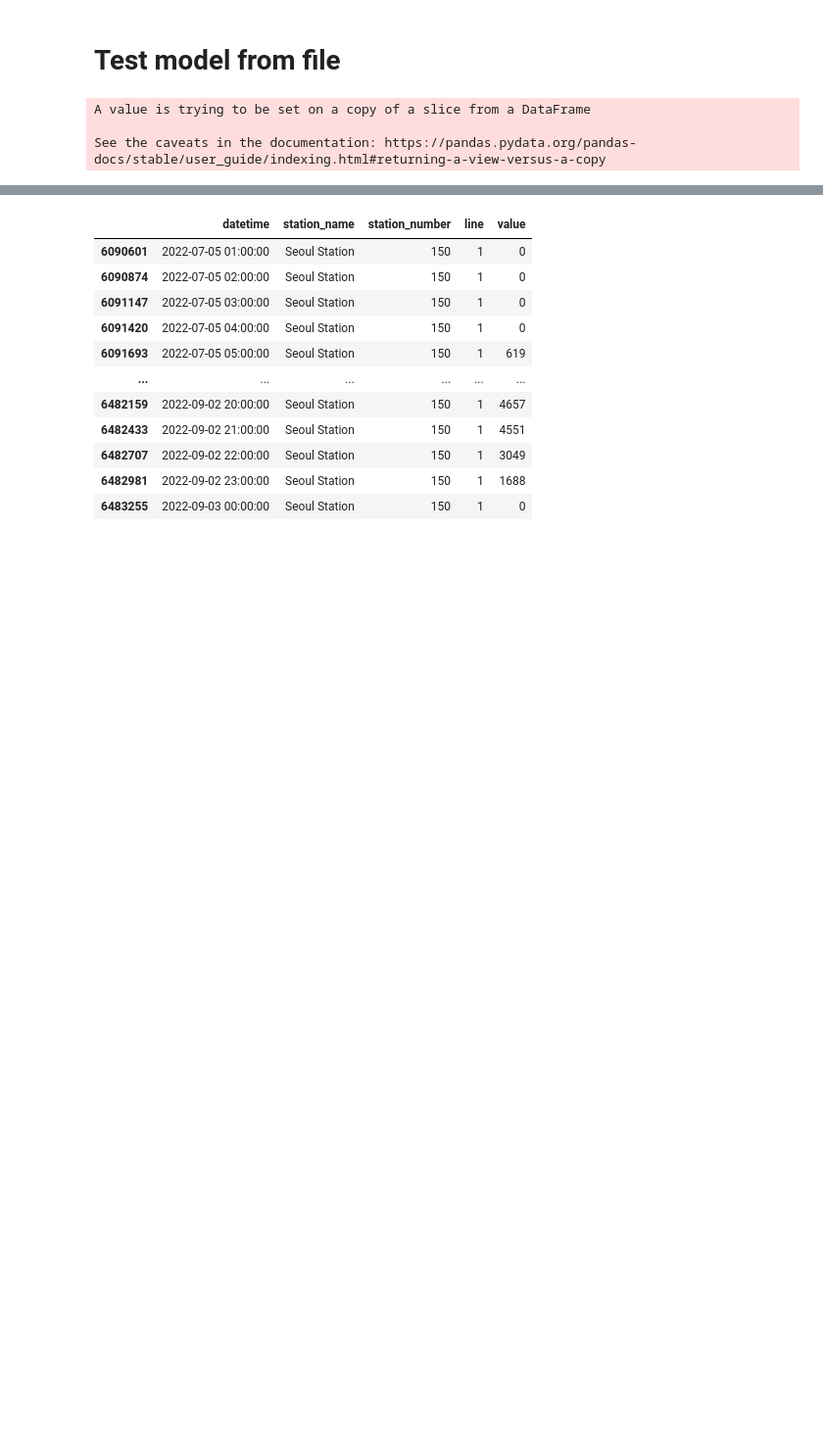
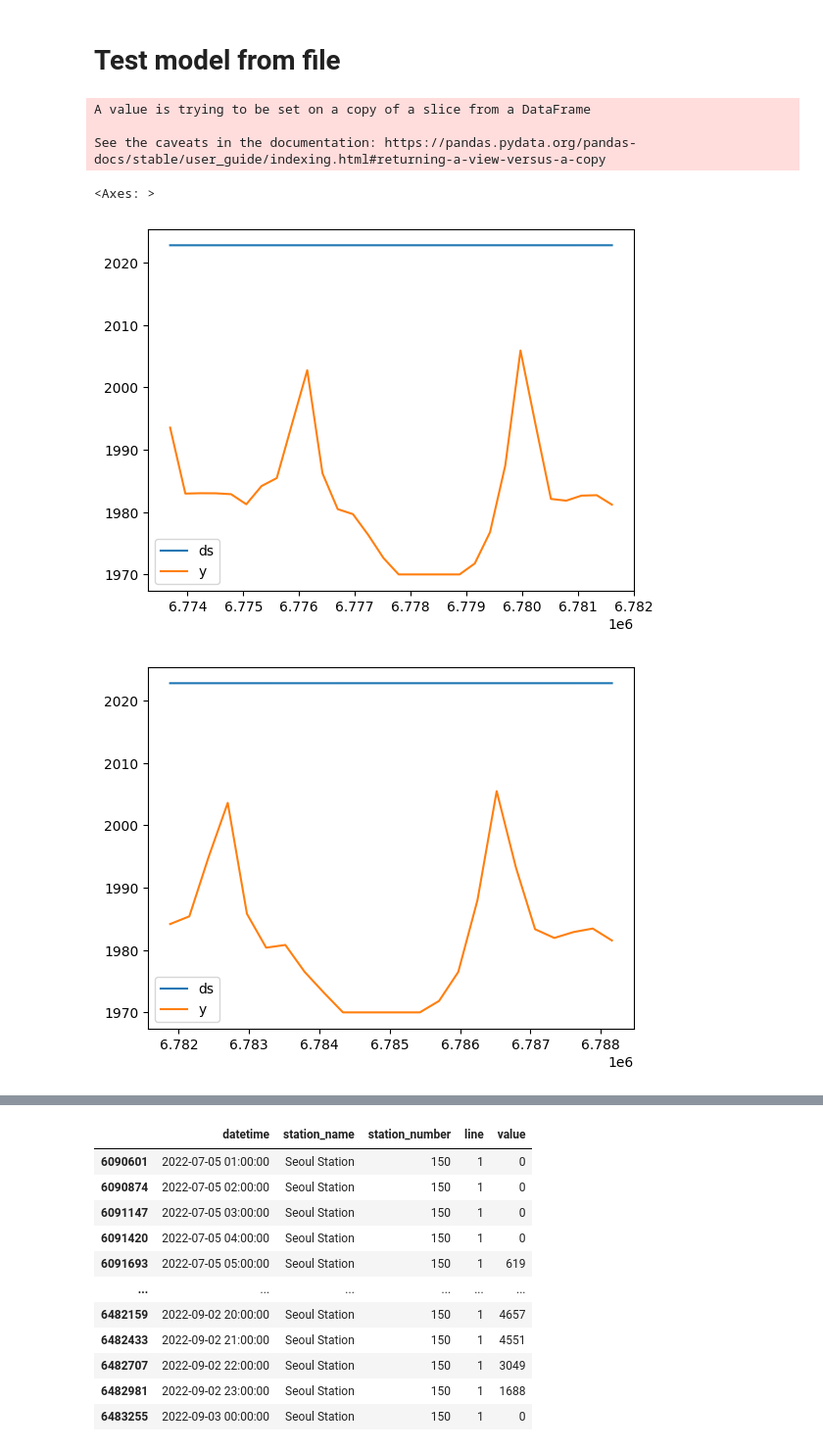
Before and after one commit to Arizona3000/metro_seoul, a Jupyter notebook: notebooks/nixtla_model.ipynb, the cells around one changed output, grey strips where cells are left out. Shown at 98% size. Cells and saved outputs as stored; diff of their text form; code cells hidden in the pictures; blank space fills up the shorter version.

```diff
--- a/notebooks/nixtla_model.ipynb
+++ b/notebooks/nixtla_model.ipynb
@@ -140,6 +135,8 @@ sf = StatsForecast(
 # %%
 forecasts_df = sf.forecast(h=24*7, level=[90])
 # %%
+from sklearn.metrics import mean_absolute_percentage_error as mape
+
 for station, station_line in station_charlotte:
 
     df_station = df[(df['station_name'] == station.strip()) & (df['line'] == int(station_line))]
@@ -159,7 +156,7 @@ for station, station_line in station_charlotte:
     X_test = test.drop(columns='y')
 
     models = [MSTL(
-        season_length=[24, 24 * 7, 24 * 7 * 2], # seasonalities of the time series  ##Ajouter 24*7*365,25
+        season_length=[24, 24 * 7, 24 * 7 * 2, 24 * 7 * 52], # seasonalities of the time series  ##Ajouter 24*7*365,25
         trend_forecaster=AutoARIMA()
     )]
 
@@ -182,7 +179,9 @@ for station, station_line in station_charlotte:
     plt.xticks(rotation=90)
 
     station_number = df_station.station_number.unique()[0]
-    pickle.dump(sf, open(f'../models_test/MSTL{station_number}.pkl', 'wb'))
+    print(df_station.station_name)
+    print(mape(forecast['MSTL'].values, test.head(24)['y'].values))
+    #pickle.dump(sf, open(f'../models_test/MSTL{station_number}.pkl', 'wb'))
 # %% [output]
 A value is trying to be set on a copy of a slice from a DataFrame
 
@@ -264,3 +331,10 @@ train, test = df_model.iloc[:train_size, :], df_model.iloc[train_size:, :]
 A value is trying to be set on a copy of a slice from a DataFrame
 
 See the caveats in the documentation: https://pandas.pydata.org/pandas-docs/stable/user_guide/indexing.html#returning-a-view-versus-a-copy
+# %%
+train.tail(30).plot()
+test.head(24).plot()
+# %% [output]
+<Axes: >
+[figure, added]
+[figure, added]
```
Also changed, not shown: parts of 10 cells of this notebook, 1 other file.
